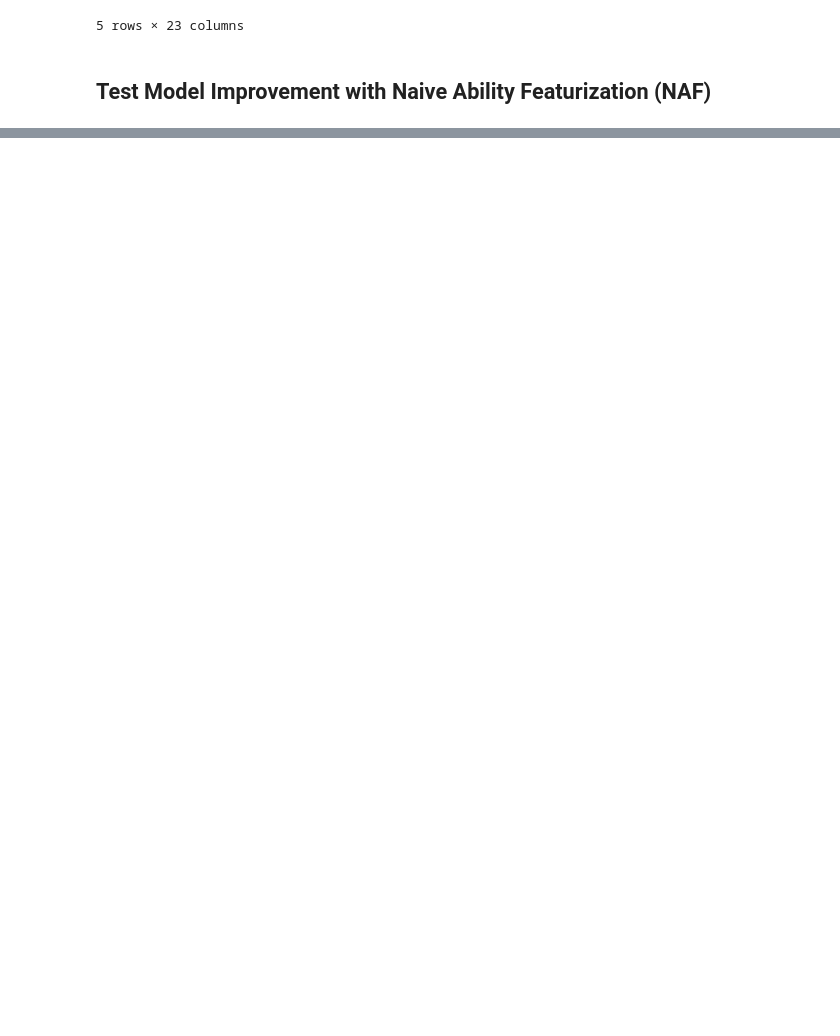
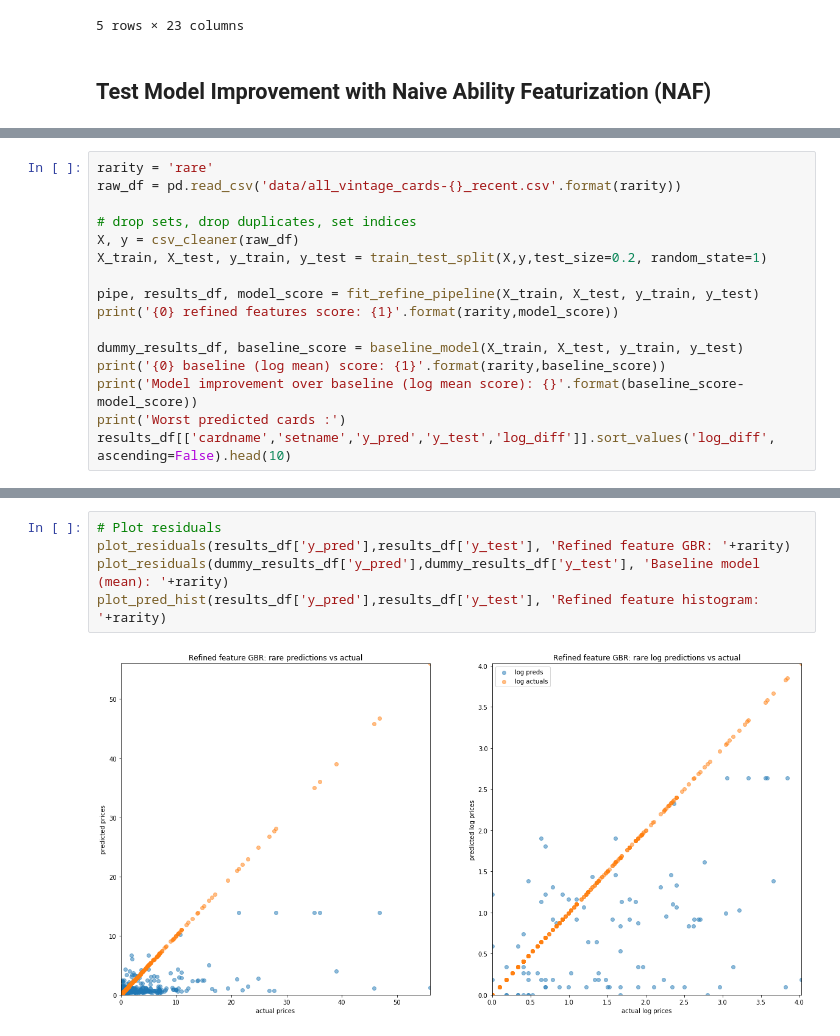
Before and after one commit to alexgcuevas/mystic-speculation, a Jupyter notebook: Docent of Perfection.ipynb, the cells around one changed output, grey strips where cells are left out. Drawn from its saved outputs; the diff is of its cells as text; blank space fills up the shorter version.

Commit message:
added plot vs baseline, pipe feature imports method

```diff
--- a/Docent of Perfection.ipynb
+++ b/Docent of Perfection.ipynb
@@ -324,0 +377,16 @@ plot_pred_hist(results_df['y_pred'],results_df['y_test'], 'Refined feature histo
+# %%
+rarity = 'rare'
+raw_df = pd.read_csv('data/all_vintage_cards-{}_recent.csv'.format(rarity))
+
+# drop sets, drop duplicates, set indices
+X, y = csv_cleaner(raw_df)
+X_train, X_test, y_train, y_test = train_test_split(X,y,test_size=0.2, random_state=1)
+
+pipe, results_df, model_score = fit_refine_pipeline(X_train, X_test, y_train, y_test)
+print('{0} refined features score: {1}'.format(rarity,model_score))
+
+dummy_results_df, baseline_score = baseline_model(X_train, X_test, y_train, y_test)
+print('{0} baseline (log mean) score: {1}'.format(rarity,baseline_score))
+print('Model improvement over baseline (log mean score): {}'.format(baseline_score-model_score))
+print('Worst predicted cards :')
+results_df[['cardname','setname','y_pred','y_test','log_diff']].sort_values('log_diff', ascending=False).head(10)
@@ -324,0 +451,7 @@ plot_pred_hist(results_df['y_pred'],results_df['y_test'], 'Refined feature histo
+# %%
+# Plot residuals
+plot_residuals(results_df['y_pred'],results_df['y_test'], 'Refined feature GBR: '+rarity)
+plot_residuals(dummy_results_df['y_pred'],dummy_results_df['y_test'], 'Baseline model (mean): '+rarity)
+plot_pred_hist(results_df['y_pred'],results_df['y_test'], 'Refined feature histogram: '+rarity)
+# %% [output]
+[figure, added]
```
Also changed, not shown: parts of 9 cells of this notebook, 2 other files.
